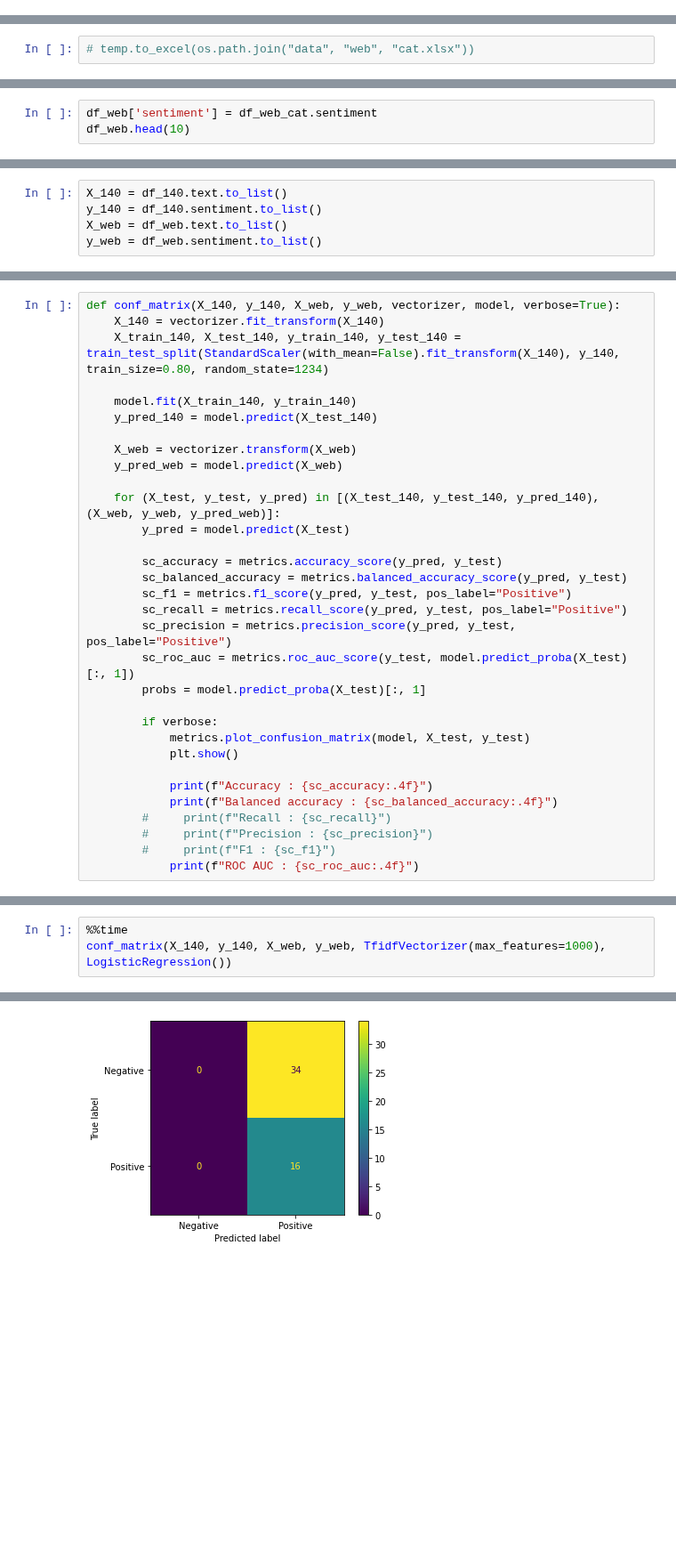
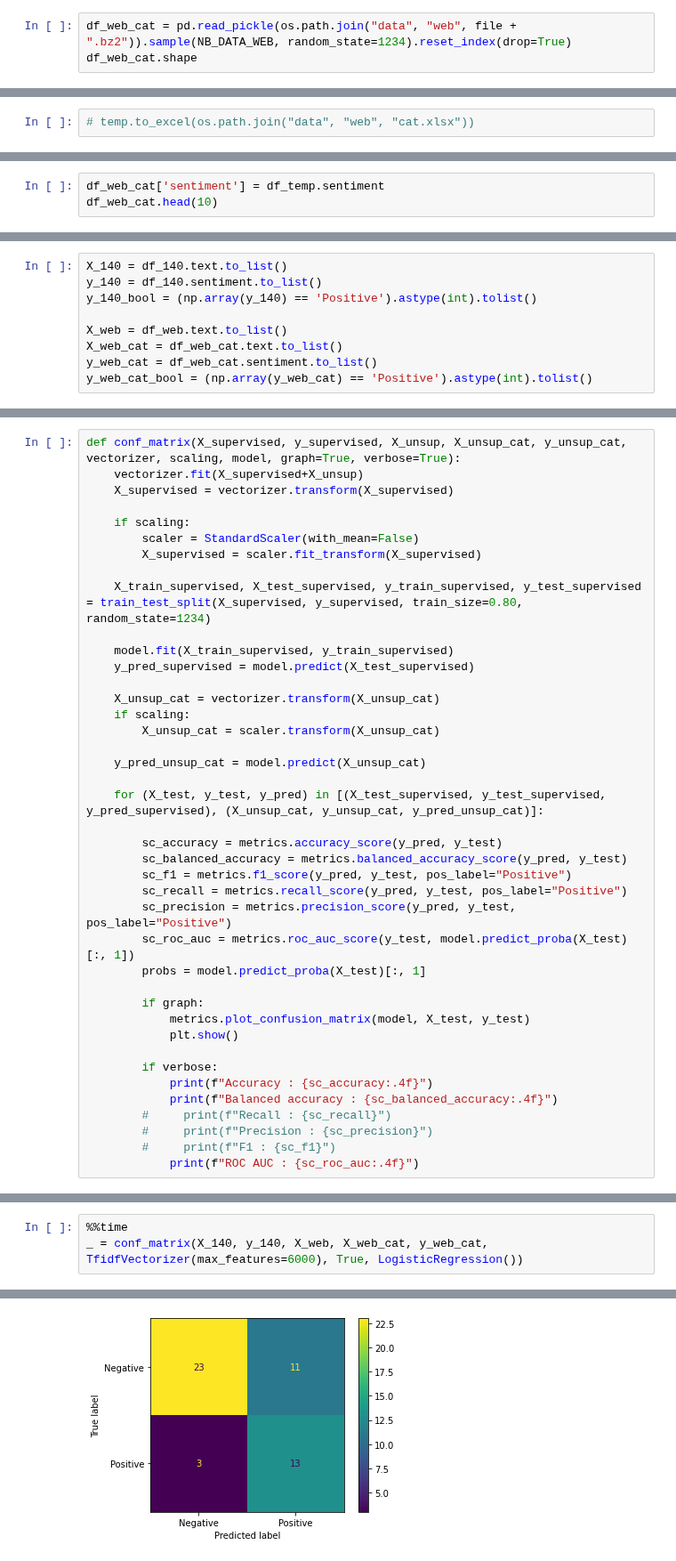
Before and after one commit to baptiste-pasquier/data_2A, a Jupyter notebook: model-semi.ipynb, the cells around one changed output, grey strips where cells are left out. Shown at 89% size. Saved outputs shown, nothing was run; the diff lists cells and outputs as text; blank space fills up the shorter version.

Commit message:
Semi-supervised

```diff
--- a/model-semi.ipynb
+++ b/model-semi.ipynb
@@ -86,2 +86,5 @@ df_web.head(10)
 # %% [markdown]
 ## 1.3. Catégorisation à la main
+# %%
+df_web_cat = pd.read_pickle(os.path.join("data", "web", file + ".bz2")).sample(NB_DATA_WEB, random_state=1234).reset_index(drop=True)
+df_web_cat.shape
@@ -123,8 +142,8 @@ df_web_cat.head(10)
 # %% [output]
 True
 # %%
-df_web['sentiment'] = df_web_cat.sentiment
-df_web.head(10)
+df_web_cat['sentiment'] = df_temp.sentiment
+df_web_cat.head(10)
 # %% [output]
 |  | search | author | time | url | text | lang | reply | sentiment |
 | 0 | trump | Tea Pain | 2019-12-27 23:48:11 | /TeaPainUSA/status/12107089871439... | weak and whiney | en | False | Negative |
@@ -145,7 +164,11 @@ plt.show()
 # %%
 X_140 = df_140.text.to_list()
 y_140 = df_140.sentiment.to_list()
+y_140_bool = (np.array(y_140) == 'Positive').astype(int).tolist()
+
 X_web = df_web.text.to_list()
-y_web = df_web.sentiment.to_list()
+X_web_cat = df_web_cat.text.to_list()
+y_web_cat = df_web_cat.sentiment.to_list()
+y_web_cat_bool = (np.array(y_web_cat) == 'Positive').astype(int).tolist()
 # %% [markdown]
 # 2. Performances des modèles précédents
@@ -152,16 +177,24 @@ y_web = df_web.sentiment.to_list()
 # %%
-def conf_matrix(X_140, y_140, X_web, y_web, vectorizer, model, verbose=True):
-    X_140 = vectorizer.fit_transform(X_140)
-    X_train_140, X_test_140, y_train_140, y_test_140 = train_test_split(StandardScaler(with_mean=False).fit_transform(X_140), y_140, train_size=0.80, random_state=1234)
+def conf_matrix(X_supervised, y_supervised, X_unsup, X_unsup_cat, y_unsup_cat, vectorizer, scaling, model, graph=True, verbose=True):
+    vectorizer.fit(X_supervised+X_unsup)
+    X_supervised = vectorizer.transform(X_supervised)
 
-    model.fit(X_train_140, y_train_140)
-    y_pred_140 = model.predict(X_test_140)
+    if scaling:
+        scaler = StandardScaler(with_mean=False)
+        X_supervised = scaler.fit_transform(X_supervised)
 
-    X_web = vectorizer.transform(X_web)
-    y_pred_web = model.predict(X_web)
+    X_train_supervised, X_test_supervised, y_train_supervised, y_test_supervised = train_test_split(X_supervised, y_supervised, train_size=0.80, random_state=1234)
 
-    for (X_test, y_test, y_pred) in [(X_test_140, y_test_140, y_pred_140), (X_web, y_web, y_pred_web)]:
-        y_pred = model.predict(X_test)
+    model.fit(X_train_supervised, y_train_supervised)
+    y_pred_supervised = model.predict(X_test_supervised)
+
+    X_unsup_cat = vectorizer.transform(X_unsup_cat)
+    if scaling:
+        X_unsup_cat = scaler.transform(X_unsup_cat)
+
+    y_pred_unsup_cat = model.predict(X_unsup_cat)
+
+    for (X_test, y_test, y_pred) in [(X_test_supervised, y_test_supervised, y_pred_supervised), (X_unsup_cat, y_unsup_cat, y_pred_unsup_cat)]:
 
         sc_accuracy = metrics.accuracy_score(y_pred, y_test)
         sc_balanced_accuracy = metrics.balanced_accuracy_score(y_pred, y_test)
@@ -171,10 +204,11 @@ def conf_matrix(X_140, y_140, X_web, y_web, vectorizer, model, verbose=True):
         sc_roc_auc = metrics.roc_auc_score(y_test, model.predict_proba(X_test)[:, 1])
         probs = model.predict_proba(X_test)[:, 1]
 
-        if verbose:
+        if graph:
             metrics.plot_confusion_matrix(model, X_test, y_test)
             plt.show()
 
+        if verbose:
             print(f"Accuracy : {sc_accuracy:.4f}")
             print(f"Balanced accuracy : {sc_balanced_accuracy:.4f}")
         #     print(f"Recall : {sc_recall}")
@@ -197,4 +231,4 @@ Wall time: 4.38 s
 # %%
 %%time
-conf_matrix(X_140, y_140, X_web, y_web, TfidfVectorizer(max_features=1000), LogisticRegression())
+_ = conf_matrix(X_140, y_140, X_web, X_web_cat, y_web_cat, TfidfVectorizer(max_features=6000), True, LogisticRegression())
 # %% [output]
@@ -205 +239 @@ ROC AUC : 0.8449
-[figure, old version]
+[figure, new version]
```
Also changed, not shown: parts of 23 cells of this notebook, 2 other files.
